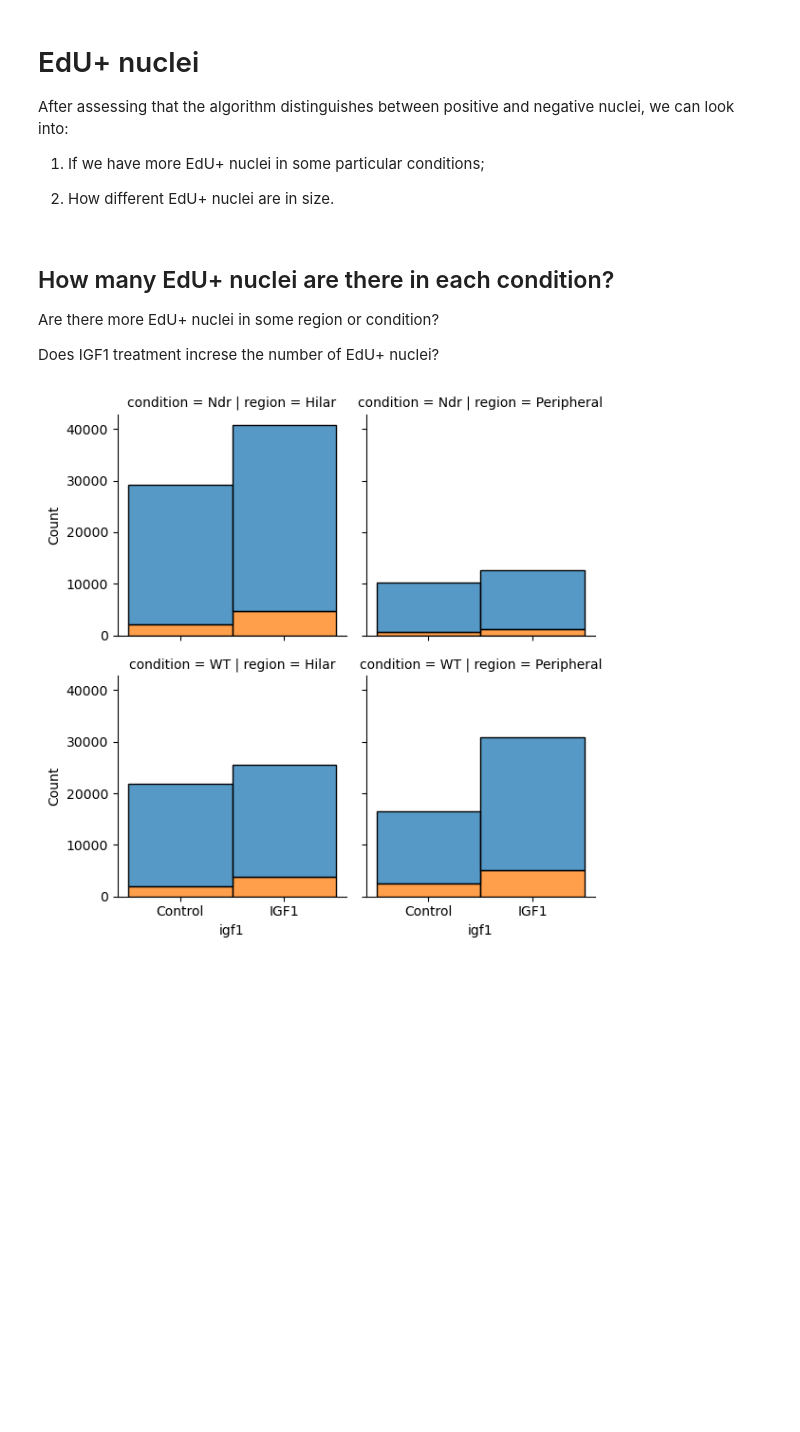
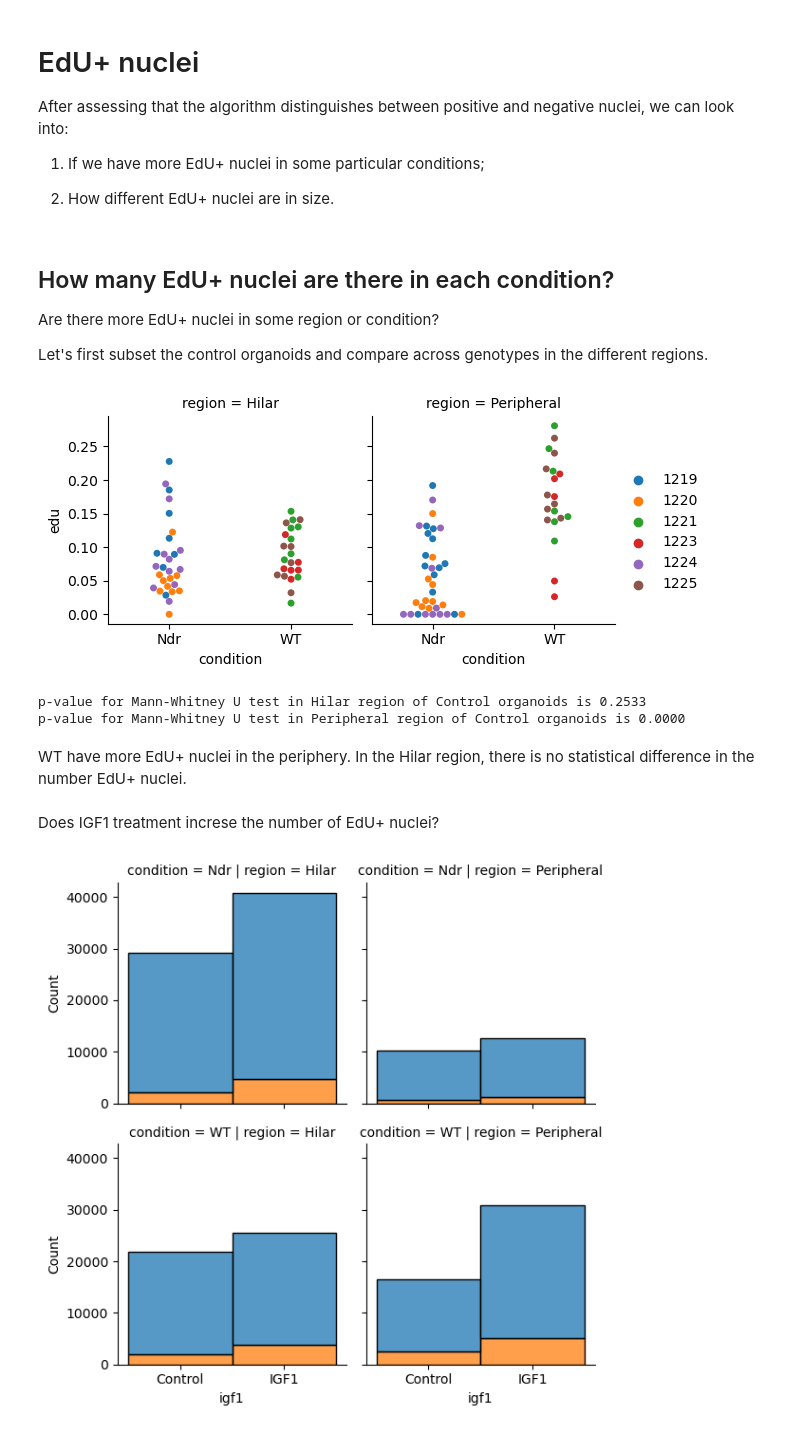
Before and after one commit to Emma-R-Andersson-Lab/iqbal_nuclei_segmenter, a Jupyter notebook: EdU_analysis.ipynb, the cells around one changed output. Cells and saved outputs as stored; diff of their text form; code cells hidden in the pictures; blank space fills up the shorter version.

```diff
--- a/EdU_analysis.ipynb
+++ b/EdU_analysis.ipynb
@@ -129,7 +140,32 @@ After assessing that the algorithm distinguishes between positive and negative n
 
 Are there more EdU+ nuclei in some region or condition?
 
-Does IGF1 treatment increse the number of EdU+ nuclei?
+Let's first subset the control organoids and compare across genotypes in the different regions.
+# %%
+ratio_df = nuclei_size.query('igf1 == "Control"').groupby('sample_name').agg({
+    'edu': lambda s: sum(s)/len(s),
+    'cell_line': 'first',
+    'region': 'first',
+    'condition': 'first',
+    'igf1': 'first'})
+
+g = sns.FacetGrid(data=ratio_df, col='region')
+g.map_dataframe(sns.swarmplot, y="edu", x='condition', hue='cell_line', palette='tab10')
+g.add_legend()
+plt.show()
+# %% [output]
+[figure, added]
+# %%
+for conds, this_df in ratio_df.query('igf1 == "Control"').groupby('region'):
+    test_result = mannwhitneyu(this_df.query('condition == "WT"').edu.values, this_df.query('condition == "Ndr"').edu.values)
+    print(f"p-value for Mann-Whitney U test in {conds} region of Control organoids is {test_result.pvalue:.4f}")
+# %% [output]
+p-value for Mann-Whitney U test in Hilar region of Control organoids is 0.2533
+p-value for Mann-Whitney U test in Peripheral region of Control organoids is 0.0000
+# %% [markdown]
+WT have more EdU+ nuclei in the periphery. In the Hilar region, there is no statistical difference in the number EdU+ nuclei.
+# %% [markdown]
+Does IGF1 treatment increse the number of EdU+ nuclei?
 # %%
 g = sns.FacetGrid(data=nuclei_size, col='region', row='condition')
 g.map_dataframe(sns.histplot, x="igf1", hue='edu', stat='count', multiple='stack')
```
Also changed, not shown: parts of 11 cells of this notebook.
